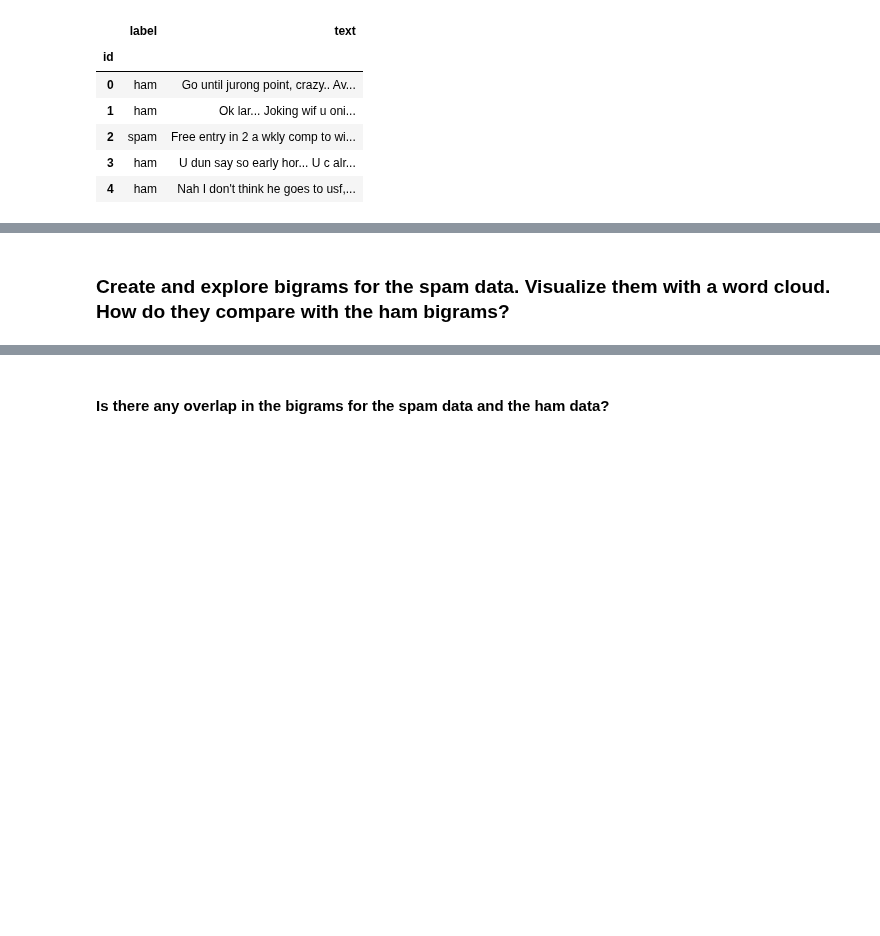
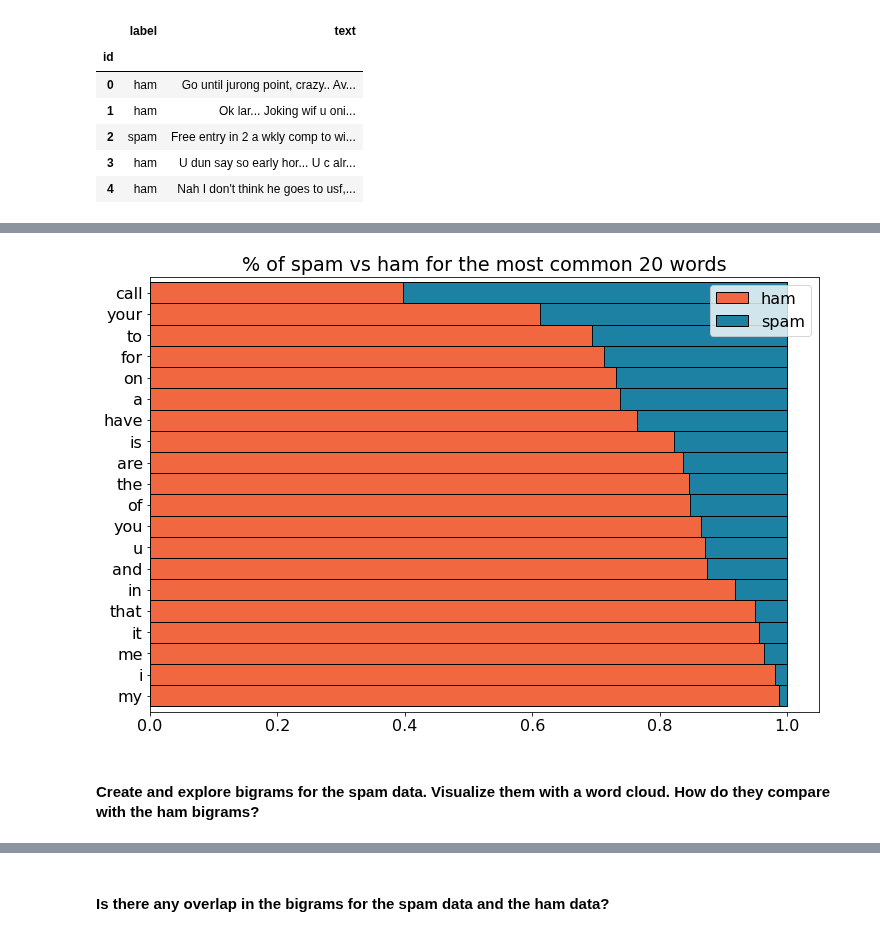
Before and after one commit to jeffakins/natural_language_processing, a Jupyter notebook: explore.ipynb, the cells around one changed output, grey strips where cells are left out. Cells and saved outputs as stored; diff of their text form; code cells hidden in the pictures; blank space fills up the shorter version.

Commit message:
More practice and cleanup of NLP notebooks

```diff
--- a/explore.ipynb
+++ b/explore.ipynb
@@ -31,0 +39,28 @@ df.head()
+# %%
+def basic_clean(dirty_words):
+    '''This function takes in words (single word, article, paragraph, etc) and then
+    lowercases all letters, normalizes the letters, and removes special characters'''
+        # Lowercases all letters
+    all_lower_case_words = dirty_words.lower()
+        # Normalizes the letters
+    normalized_words = unicodedata.normalize('NFKD', all_lower_case_words).encode('ascii', 'ignore').decode('utf-8')
+        # Removes special chars
+    remove_special_characters = re.sub(r"[^a-z0-9'\s]", '', normalized_words)
+    return remove_special_characters
+# %%
+# combine all messages in single string by label
+
+ham_words = basic_clean(' '.join(df[df.label == 'ham'].text))
+spam_words = basic_clean(' '.join(df[df.label == 'spam'].text))
+all_words = basic_clean(' '.join(df.text))
+# %%
+
+ham_freq = pd.Series(ham_words.split()).value_counts()
+spam_freq = pd.Series(spam_words.split()).value_counts()
+all_freq = pd.Series(all_words.split()).value_counts()
+# %%
+# concat all frequencies together into a dataframe
+
+word_counts = pd.concat([ham_freq, spam_freq, all_freq], axis=1).fillna(0).astype(int)
+word_counts.columns = ['ham', 'spam', 'all']
+word_counts.head()
@@ -32,2 +74,19 @@ df.head()
+# %%
+
+plt.rc('font', size=16)
+
+(word_counts.sort_values('all', ascending=False)
+ .head(20)
+ .apply(lambda row: row/row['all'], axis = 1)
+ .drop(columns = 'all')
+ .sort_values(by = 'spam')
+ .plot.barh(stacked = True, width = 1, ec = 'k', color=['#F06740', '#1C81A3'], figsize=(12, 8)))
+
+
+plt.title('% of spam vs ham for the most common 20 words')
+
+plt.show()
+# %% [output]
+[figure, added]
 # %% [markdown]
-### Create and explore bigrams for the spam data. Visualize them with a word cloud. How do they compare with the ham bigrams?
+#### Create and explore bigrams for the spam data. Visualize them with a word cloud. How do they compare with the ham bigrams?
```
Also changed, not shown: parts of 17 cells of this notebook, 2 other files.
